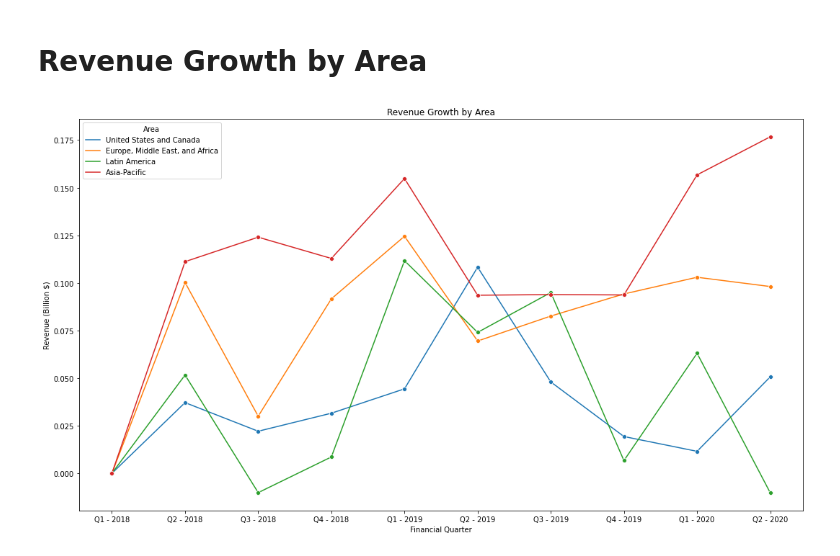
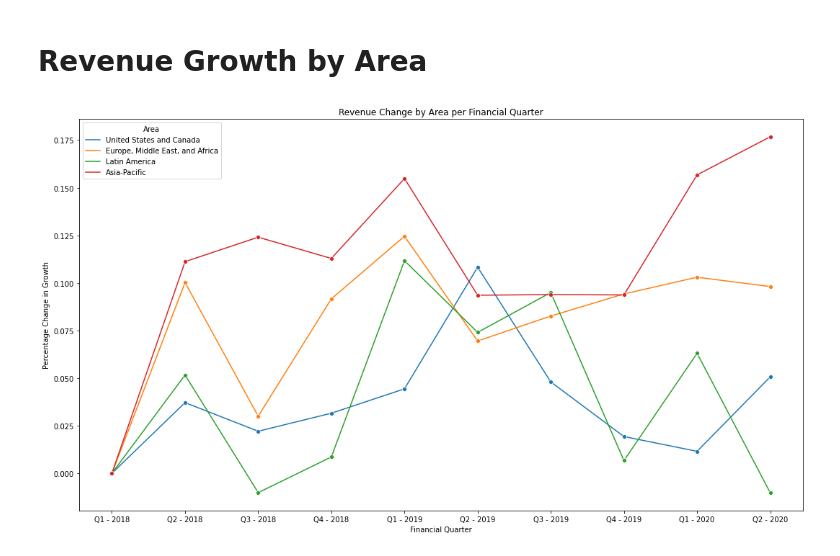
Before and after one commit to jimbleslilley/bootcamp-project-1, a Jupyter notebook: Jupyter_Notebooks/1_Netflix_Growth/3_RegionGrowth_continued.ipynb, the cells around one changed output. Cells and saved outputs as stored; diff of their text form; code cells hidden in the pictures.

Commit message:
updating titles and axis labels

```diff
--- a/Jupyter_Notebooks/1_Netflix_Growth/3_RegionGrowth_continued.ipynb
+++ b/Jupyter_Notebooks/1_Netflix_Growth/3_RegionGrowth_continued.ipynb
@@ -138,11 +138,11 @@ pct_change
 # %%
 pct_change_two=pd.melt(pct_change, id_vars="Area", var_name="Quaters", value_name="revenue" )
 plt.figure(figsize=(18,10))
 sns.lineplot(data=pct_change_two, x="Quaters", y="revenue", hue="Area", marker="o")
-plt.title('Revenue Growth by Area')
+plt.title('Revenue Change by Area per Financial Quarter')
 plt.xlabel("Financial Quarter")
-plt.ylabel("Revenue (Billion $)")
+plt.ylabel("Percentage Change in Growth")
 plt.savefig("../../output/1_revenue_growth_area.png")
 plt.show()
 # %% [output]
-[figure, old version]
+[figure, new version]
```
Also changed, not shown: 5 other files.
